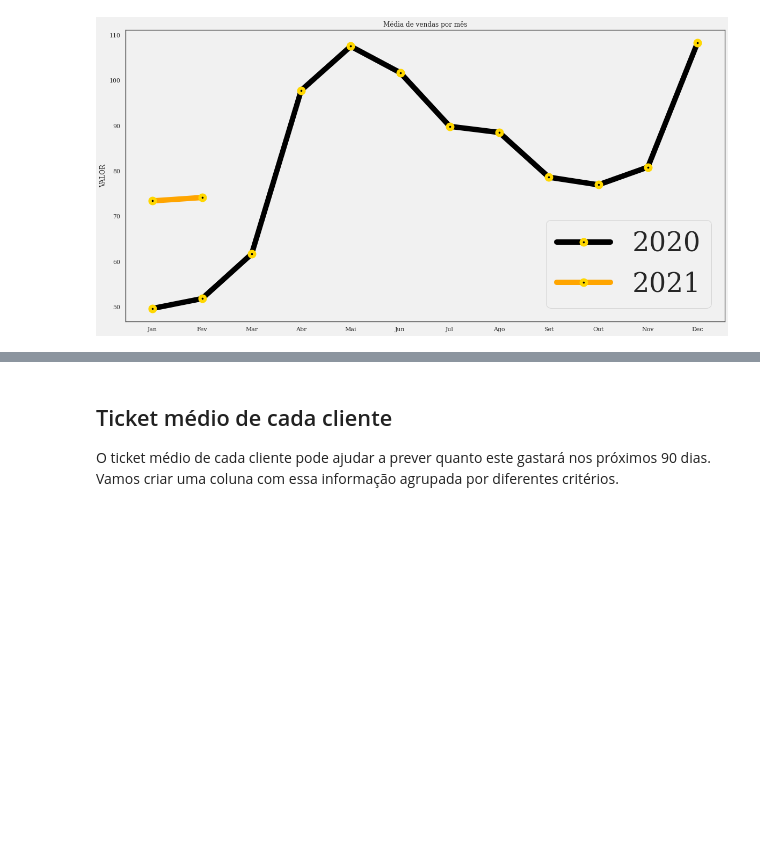
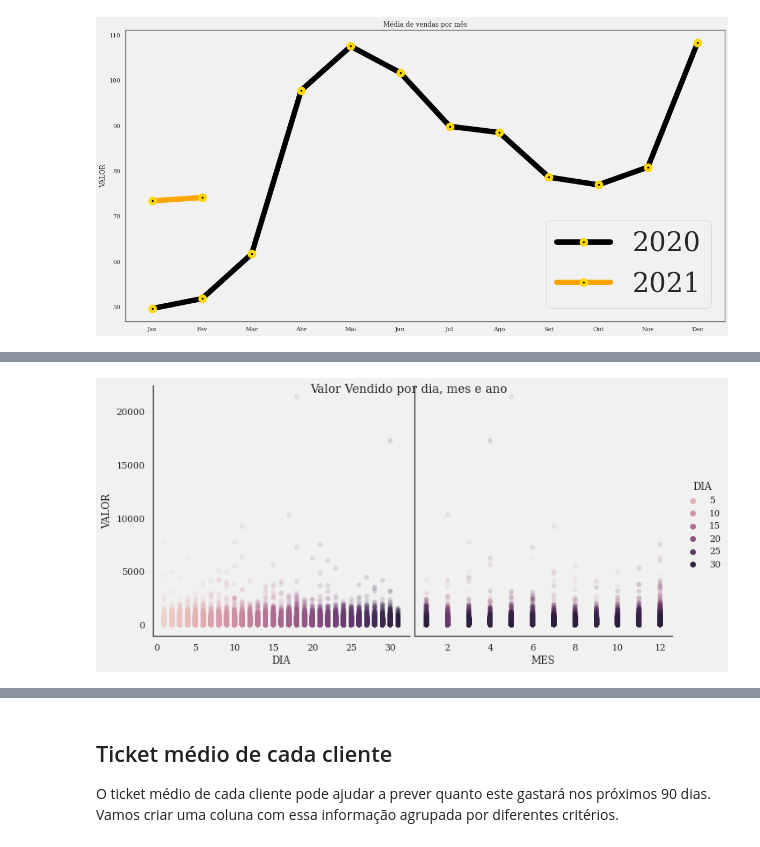
Before and after one commit to marcos-mansur/vlabs-challenge, a Jupyter notebook: Notebook/EDA.ipynb, the cells around one changed output, grey strips where cells are left out. Drawn from its saved outputs; the diff is of its cells as text; code cells hidden in the pictures; blank space fills up the shorter version.

```diff
--- a/Notebook/EDA.ipynb
+++ b/Notebook/EDA.ipynb
@@ -267,0 +302,12 @@ plt.show()
+# %%
+sns.pairplot(df_time,
+             hue='DIA',
+             x_vars=['DIA','MES'],
+                 y_vars='VALOR',
+             height=5,
+             plot_kws={'alpha':0.15, 'linewidth':0}
+            )
+plt.suptitle('Valor Vendido por dia, mes e ano')
+plt.show()
+# %% [output]
+[figure, added]
```
Also changed, not shown: parts of 16 cells of this notebook, 5 other files.
